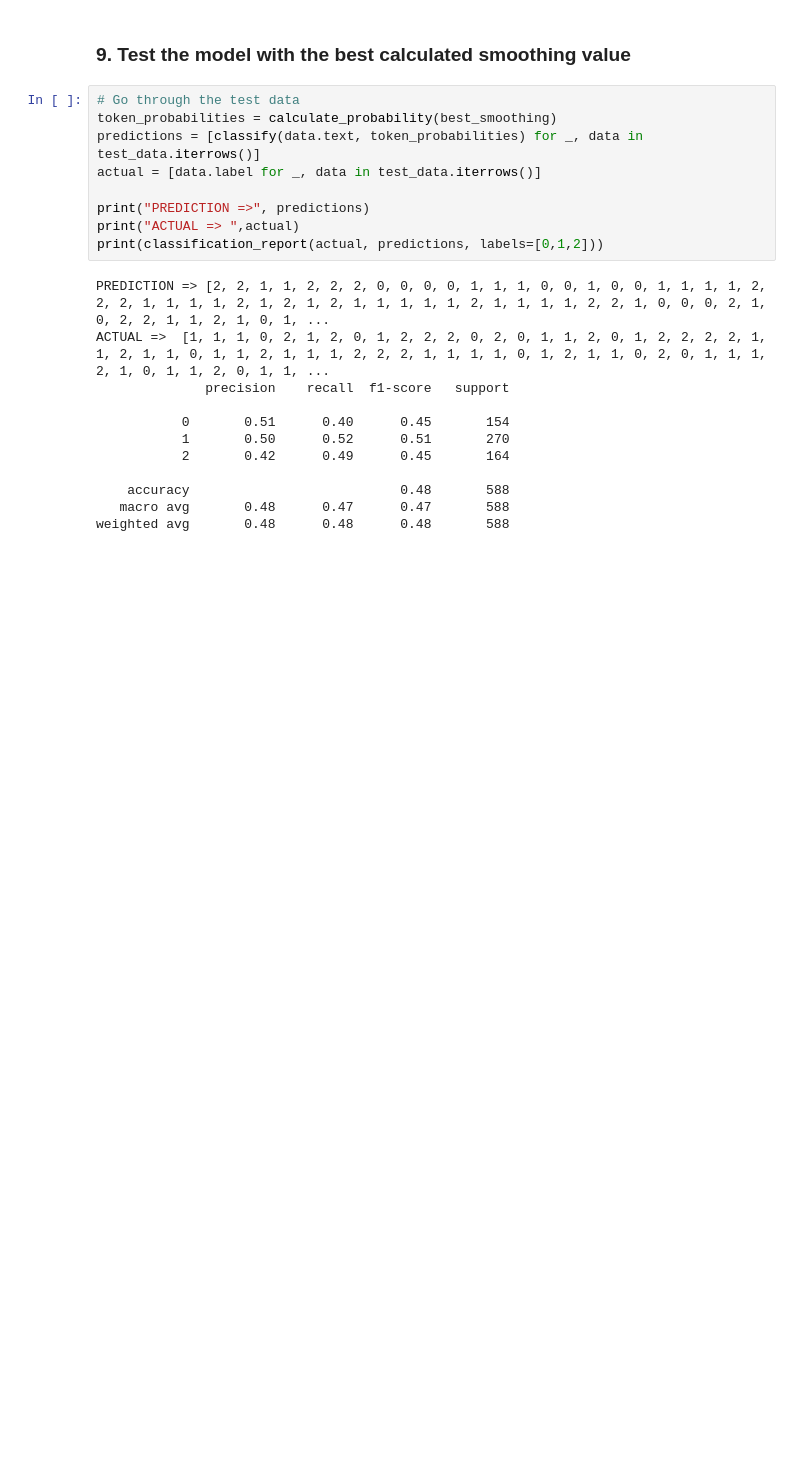
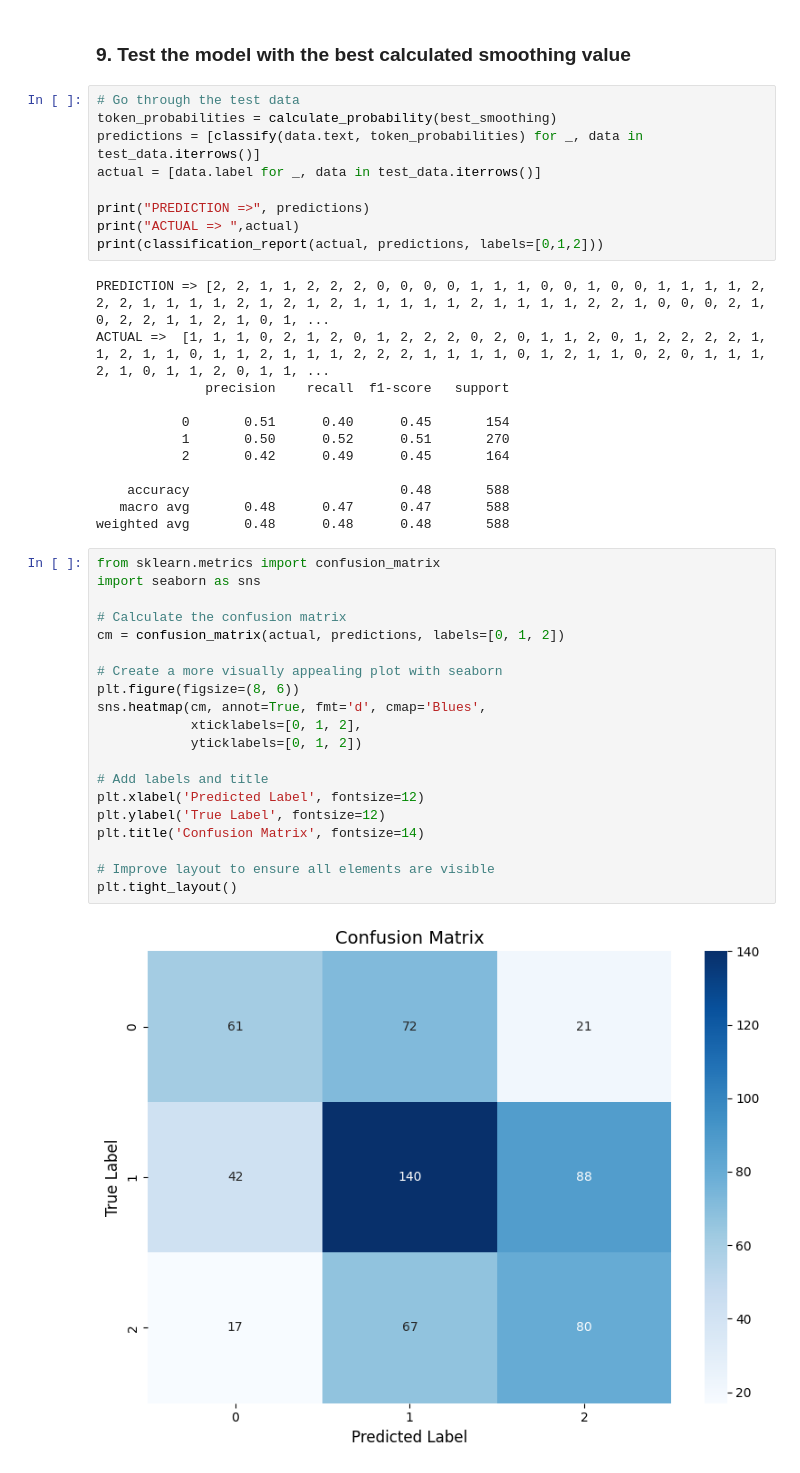
Before and after one commit to Specticall/naive-bayes-classification, a Jupyter notebook: index.ipynb, the cells around one changed output. Drawn from its saved outputs; the diff is of its cells as text; blank space fills up the shorter version.

```diff
--- a/index.ipynb
+++ b/index.ipynb
@@ -188,3 +195,25 @@ ACTUAL =>  [1, 1, 1, 0, 2, 1, 2, 0, 1, 2, 2, 2, 0, 2, 0, 1, 1, 2, 0, 1, 2, 2, 2,
     accuracy                           0.48       588
    macro avg       0.48      0.47      0.47       588
 weighted avg       0.48      0.48      0.48       588
+# %%
+from sklearn.metrics import confusion_matrix
+import seaborn as sns
+
+# Calculate the confusion matrix
+cm = confusion_matrix(actual, predictions, labels=[0, 1, 2])
+
+# Create a more visually appealing plot with seaborn
+plt.figure(figsize=(8, 6))
+sns.heatmap(cm, annot=True, fmt='d', cmap='Blues',
+            xticklabels=[0, 1, 2],
+            yticklabels=[0, 1, 2])
+
+# Add labels and title
+plt.xlabel('Predicted Label', fontsize=12)
+plt.ylabel('True Label', fontsize=12)
+plt.title('Confusion Matrix', fontsize=14)
+
+# Improve layout to ensure all elements are visible
+plt.tight_layout()
+# %% [output]
+[figure, added]
```
Also changed, not shown: parts of 3 cells of this notebook, 1 other file.
